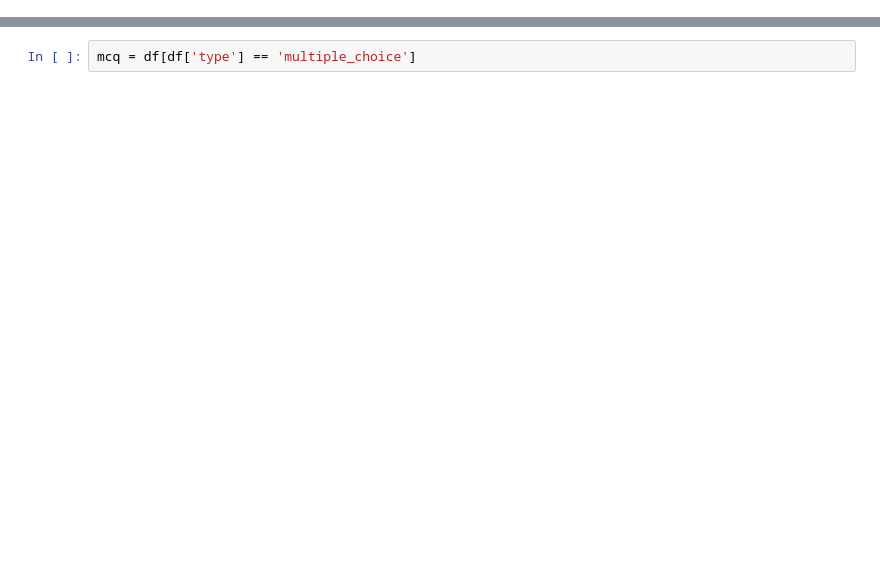
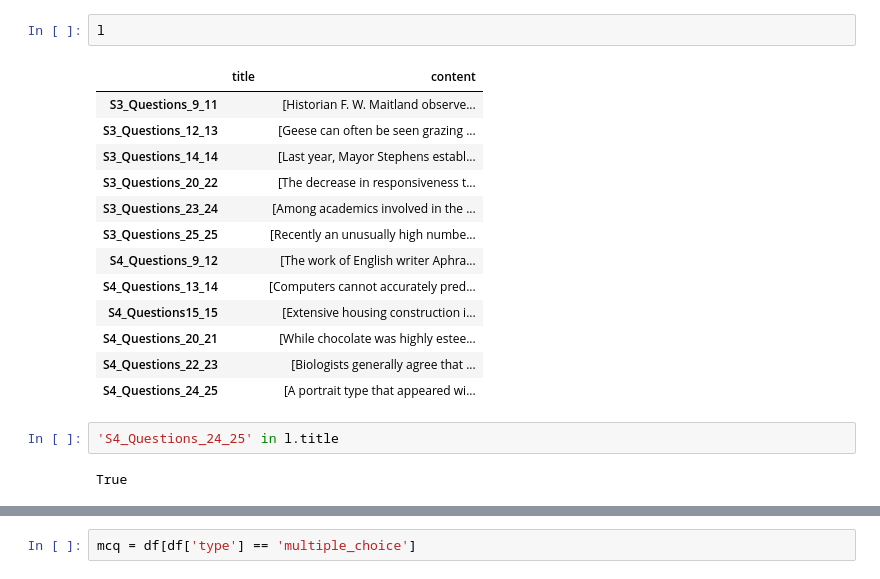
Before and after one commit to AshishSrvastava/llm-benchmarking, a Jupyter notebook: test.ipynb, the cells around one changed output, grey strips where cells are left out. Drawn from its saved outputs; the diff is of its cells as text; blank space fills up the shorter version.

```diff
--- a/test.ipynb
+++ b/test.ipynb
@@ -11,0 +42,20 @@ df = pd.DataFrame(data['questions']).T
+# %%
+l
+# %% [output]
+|  | title | content |
+| S3_Questions_9_11 |  | [Historian F. W. Maitland observe... |
+| S3_Questions_12_13 |  | [Geese can often be seen grazing ... |
+| S3_Questions_14_14 |  | [Last year, Mayor Stephens establ... |
+| S3_Questions_20_22 |  | [The decrease in responsiveness t... |
+| S3_Questions_23_24 |  | [Among academics involved in the ... |
+| S3_Questions_25_25 |  | [Recently an unusually high numbe... |
+| S4_Questions_9_12 |  | [The work of English writer Aphra... |
+| S4_Questions_13_14 |  | [Computers cannot accurately pred... |
+| S4_Questions15_15 |  | [Extensive housing construction i... |
+| S4_Questions_20_21 |  | [While chocolate was highly estee... |
+| S4_Questions_22_23 |  | [Biologists generally agree that ... |
+| S4_Questions_24_25 |  | [A portrait type that appeared wi... |
+# %%
+'S4_Questions_24_25' in l.title
+# %% [output]
+True
```
Also changed, not shown: parts of 11 cells of this notebook, 2 other files.
